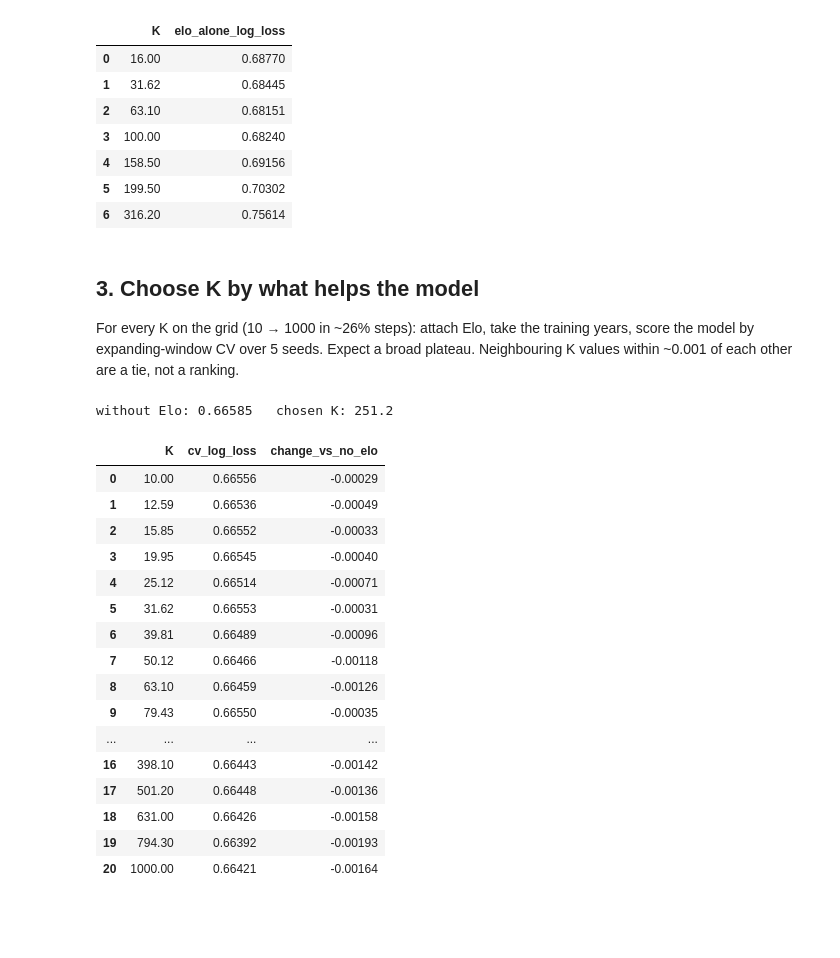
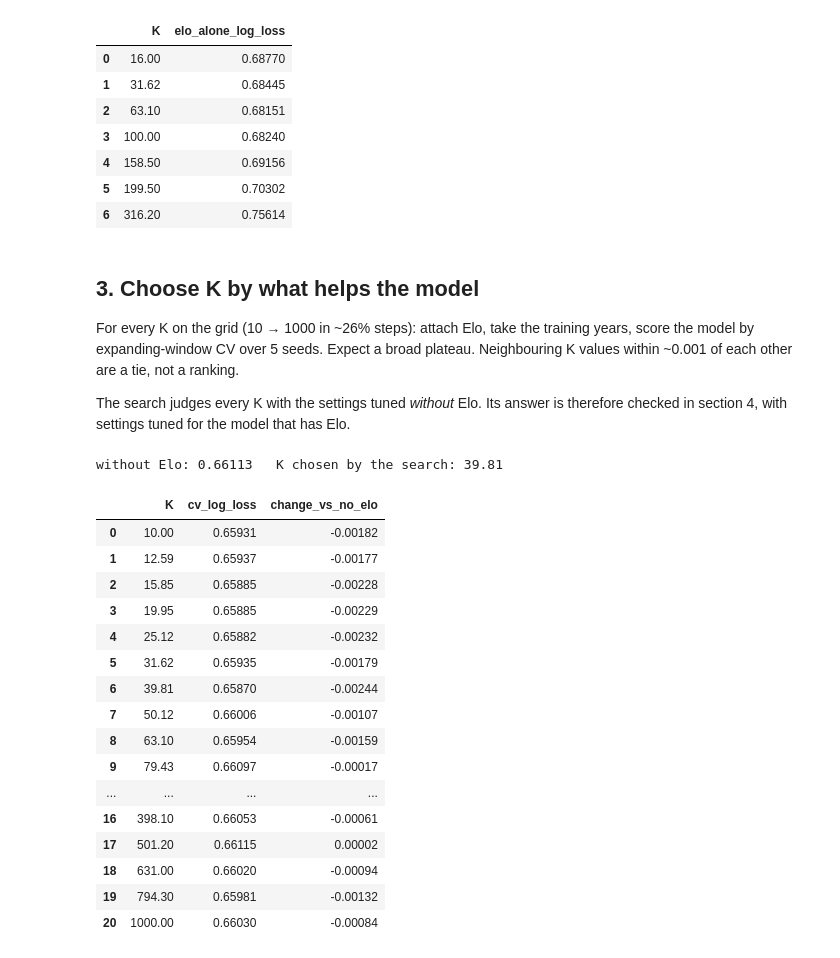
Before and after one commit to matteoberagnoli/ufc_fight_predictor, a Jupyter notebook: 05_elo.ipynb, the cells around one changed output. Cells and saved outputs as stored; diff of their text form; code cells hidden in the pictures; blank space fills up the shorter version.

```diff
--- a/05_elo.ipynb
+++ b/05_elo.ipynb
@@ -96,31 +97,33 @@ For every K on the grid (10 → 1000 in ~26% steps): attach Elo, take the
 training years, score the model by expanding-window CV over 5 seeds. Expect a
 broad plateau. Neighbouring K values within ~0.001 of each other are a tie,
 not a ranking.
+
+The search judges every K with the settings tuned *without* Elo. Its answer is
+therefore checked in section 4, with settings tuned for the model that has Elo.
 # %%
-best_k, curve = choose_elo_k(without_elo, params_without)
-save_elo_params(best_k, curve, seeds=range(5))
+k_search, curve = choose_elo_k(without_elo, params_without)
 
 no_elo = cv_log_loss(train_without, params_without, seeds=range(5))["log_loss"]
 k_table = pd.DataFrame(curve, columns=["K", "cv_log_loss"])
 k_table["change_vs_no_elo"] = k_table["cv_log_loss"] - no_elo
-print(f"without Elo: {no_elo:.5f}   chosen K: {best_k}")
+print(f"without Elo: {no_elo:.5f}   K chosen by the search: {k_search}")
 k_table.round(5)
 # %% [output]
-without Elo: 0.66585   chosen K: 251.2
+without Elo: 0.66113   K chosen by the search: 39.81
 |  | K | cv_log_loss | change_vs_no_elo |
-| 0 | 10.00 | 0.66556 | -0.00029 |
-| 1 | 12.59 | 0.66536 | -0.00049 |
-| 2 | 15.85 | 0.66552 | -0.00033 |
-| 3 | 19.95 | 0.66545 | -0.00040 |
-| 4 | 25.12 | 0.66514 | -0.00071 |
-| 5 | 31.62 | 0.66553 | -0.00031 |
-| 6 | 39.81 | 0.66489 | -0.00096 |
-| 7 | 50.12 | 0.66466 | -0.00118 |
-| 8 | 63.10 | 0.66459 | -0.00126 |
-| 9 | 79.43 | 0.66550 | -0.00035 |
+| 0 | 10.00 | 0.65931 | -0.00182 |
+| 1 | 12.59 | 0.65937 | -0.00177 |
+| 2 | 15.85 | 0.65885 | -0.00228 |
+| 3 | 19.95 | 0.65885 | -0.00229 |
+| 4 | 25.12 | 0.65882 | -0.00232 |
+| 5 | 31.62 | 0.65935 | -0.00179 |
+| 6 | 39.81 | 0.65870 | -0.00244 |
+| 7 | 50.12 | 0.66006 | -0.00107 |
+| 8 | 63.10 | 0.65954 | -0.00159 |
+| 9 | 79.43 | 0.66097 | -0.00017 |
 | ... | ... | ... | ... |
-| 16 | 398.10 | 0.66443 | -0.00142 |
-| 17 | 501.20 | 0.66448 | -0.00136 |
-| 18 | 631.00 | 0.66426 | -0.00158 |
-| 19 | 794.30 | 0.66392 | -0.00193 |
-| 20 | 1000.00 | 0.66421 | -0.00164 |
+| 16 | 398.10 | 0.66053 | -0.00061 |
+| 17 | 501.20 | 0.66115 | 0.00002 |
+| 18 | 631.00 | 0.66020 | -0.00094 |
+| 19 | 794.30 | 0.65981 | -0.00132 |
+| 20 | 1000.00 | 0.66030 | -0.00084 |
```
Also changed, not shown: parts of 13 cells of this notebook, 18 other files.
